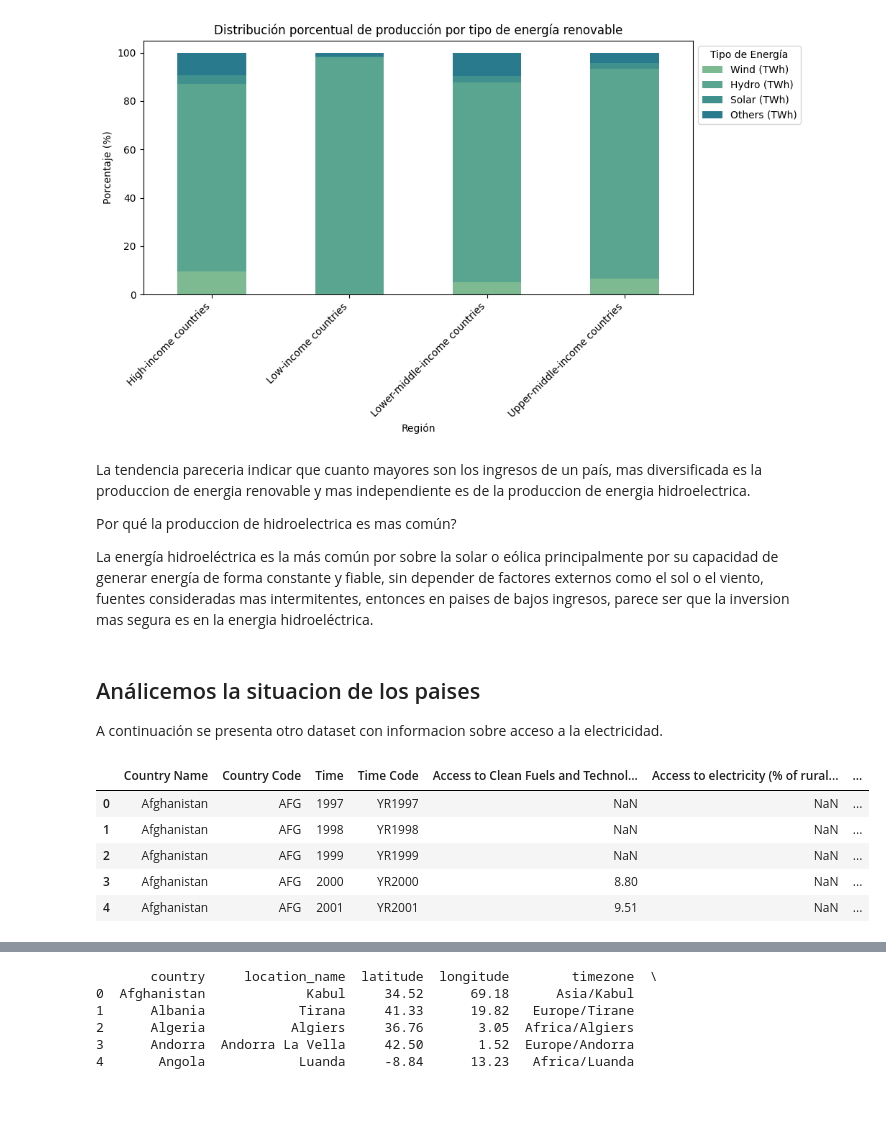
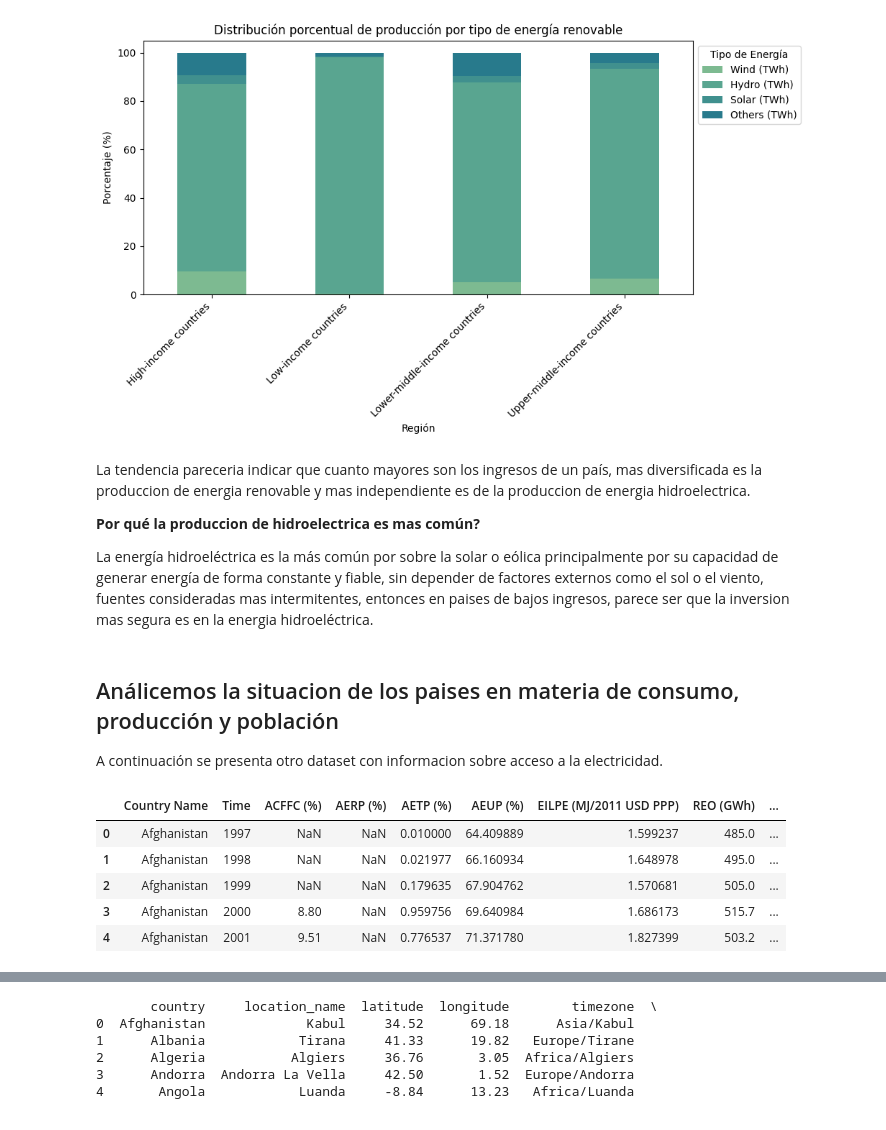
Before and after one commit to BelenUrdangarin/Integrador-Urdangarin---Olivera, a Jupyter notebook: Integrador_Olivera_Urdangarin.ipynb, the cells around one changed output, grey strips where cells are left out. Drawn from its saved outputs; the diff is of its cells as text; code cells hidden in the pictures.

```diff
--- a/Integrador_Olivera_Urdangarin.ipynb
+++ b/Integrador_Olivera_Urdangarin.ipynb
@@ -404,22 +405,22 @@ plt.show()
 # %% [markdown]
 La tendencia pareceria indicar que cuanto mayores son los ingresos de un país, mas diversificada es la produccion de energia renovable y mas independiente es de la produccion de energia hidroelectrica.
 
-Por qué la produccion de hidroelectrica es mas común?
+ **Por qué la produccion de hidroelectrica es mas común?**
 
 La energía hidroeléctrica es la más común por sobre la solar o eólica principalmente por su capacidad de generar energía de forma constante y fiable, sin depender de factores externos como el sol o el viento, fuentes consideradas mas intermitentes, entonces en paises de bajos ingresos, parece ser que la inversion mas segura es en la energia hidroeléctrica.
 # %% [markdown]
-## Análicemos la situacion de los paises
+## Análicemos la situacion de los paises en materia de consumo, producción y población
 
 A continuación se presenta otro dataset con informacion sobre acceso a la electricidad.
 # %%
-ren_ener.head() #Va desde el año 1997
+ren_ener.head(5) #Va desde el año 1997
 # %% [output]
-|  | Country Name | Country Code | Time | Time Code | Access to Clean Fuels and Technol... | Access to electricity (% of rural... | ... |
-| 0 | Afghanistan | AFG | 1997 | YR1997 | NaN | NaN | ... |
-| 1 | Afghanistan | AFG | 1998 | YR1998 | NaN | NaN | ... |
-| 2 | Afghanistan | AFG | 1999 | YR1999 | NaN | NaN | ... |
-| 3 | Afghanistan | AFG | 2000 | YR2000 | 8.80 | NaN | ... |
-| 4 | Afghanistan | AFG | 2001 | YR2001 | 9.51 | NaN | ... |
+|  | Country Name | Time | ACFFC (%) | AERP (%) | AETP (%) | AEUP (%) | EILPE (MJ/2011 USD PPP) | REO (GWh) | ... |
+| 0 | Afghanistan | 1997 | NaN | NaN | 0.010000 | 64.409889 | 1.599237 | 485.0 | ... |
+| 1 | Afghanistan | 1998 | NaN | NaN | 0.021977 | 66.160934 | 1.648978 | 495.0 | ... |
+| 2 | Afghanistan | 1999 | NaN | NaN | 0.179635 | 67.904762 | 1.570681 | 505.0 | ... |
+| 3 | Afghanistan | 2000 | 8.80 | NaN | 0.959756 | 69.640984 | 1.686173 | 515.7 | ... |
+| 4 | Afghanistan | 2001 | 9.51 | NaN | 0.776537 | 71.371780 | 1.827399 | 503.2 | ... |
 # %%
 #Veamos cuantos datos manejamos
 ren_ener.shape
```
Also changed, not shown: parts of 23 cells of this notebook.
